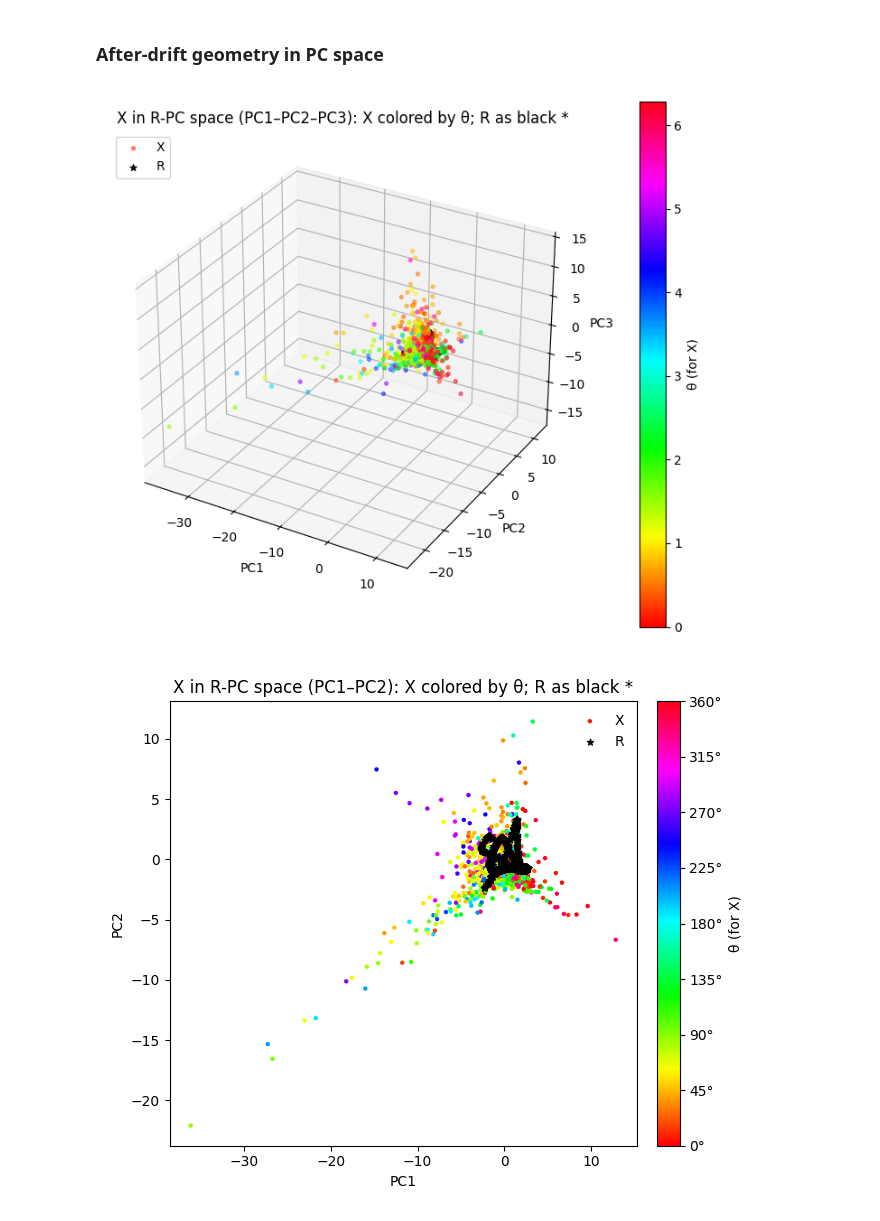
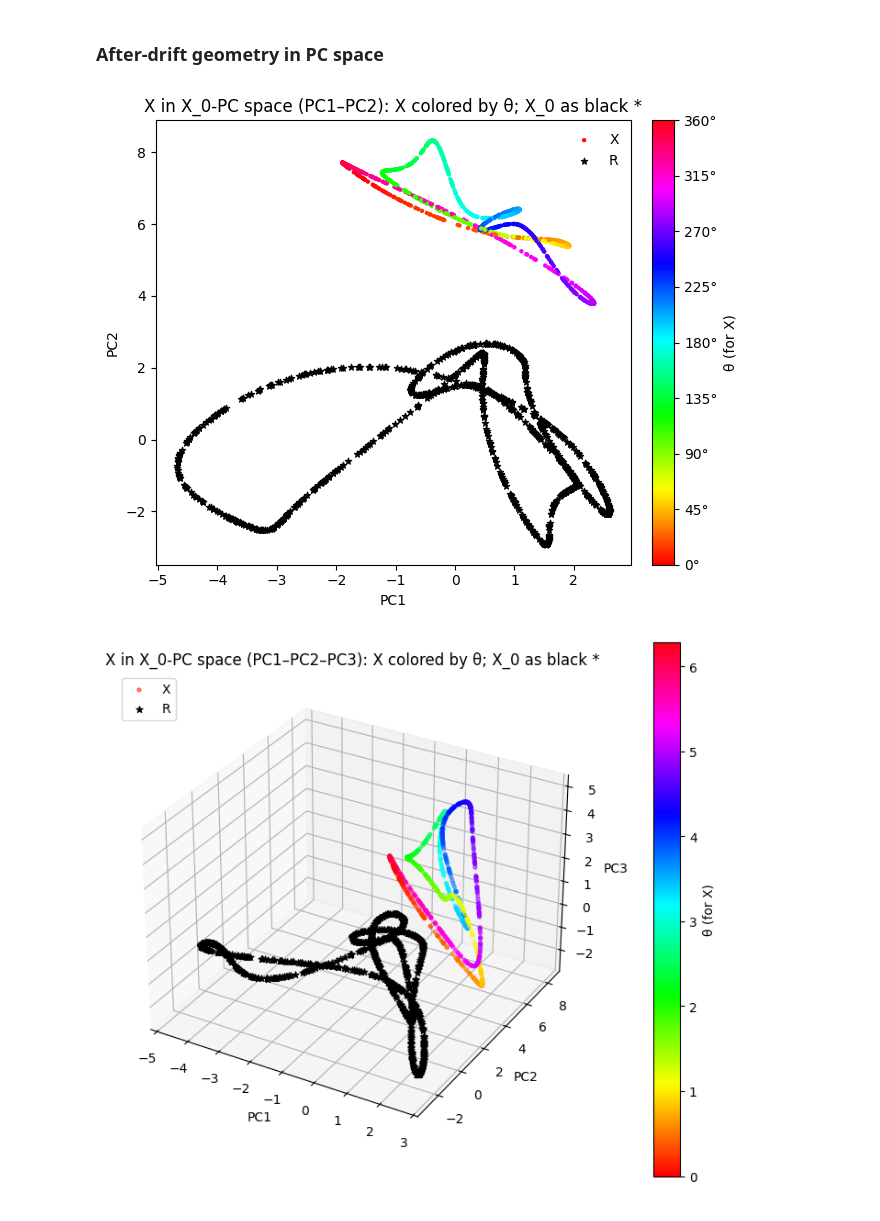
Before and after one commit to neuralalgorithms/representational-drift, a Jupyter notebook: OU_process.ipynb, the cells around one changed output. Drawn from its saved outputs; the diff is of its cells as text; code cells hidden in the pictures.

```diff
--- a/OU_process.ipynb
+++ b/OU_process.ipynb
@@ -134,8 +136,8 @@ def plot_polar_hist(theta_t, bins=32):
 # Von Mises path
 T=1000
 dt=0.01
-mu_deg=60.0
-kappa=1.0
+mu_deg=90.0
+kappa=0.0
 # Seeds
 
 theta_seed=1
@@ -307,9 +281,9 @@ from sklearn.decomposition import PCA
 
 
 # ---------- PCA helpers ----------
-def pca_on_R(R, n_components=5, center=True, zscore=False):
+def pca_on_X0(X0, n_components=5, center=True, zscore=False):
     """
-    R : (T, K) stimulus-drive matrix (rows=time, cols=neurons)
+    X : (N, T) stimulus-drive matrix (rows=neurons, cols=time)
     center : subtract per-neuron mean
     zscore : standardize per neuron (over time). If True, 'center' is implied.
     Returns:
@@ -317,19 +291,19 @@ def pca_on_R(R, n_components=5, center=True, zscore=False):
         pca : fitted sklearn PCA object (pca.components_, explained_variance_ratio_, ...)
         X0  : centered/scaled data used to fit (for reproducibility)
     """
-    X = np.asarray(R, float)
-    mu = X.mean(axis=0, keepdims=True)
+    _X = np.asarray(X0.T, float)
+    mu = _X.mean(axis=0, keepdims=True)
     if zscore:
-        sd = X.std(axis=0, keepdims=True) + 1e-9
-        X0 = (X - mu) / sd
+        sd = _X.std(axis=0, keepdims=True) + 1e-9
+        _X0 = (_X - mu) / sd
     elif center:
-        X0 = X - mu
+        _X0 = _X - mu
     else:
-        X0 = X.copy()
+        _X0 = _X.copy()
 
     pca = PCA(n_components=n_components, svd_solver="full")
-    Z = pca.fit_transform(X0)
-    return Z, pca, X0
+    Z = pca.fit_transform(_X0)
+    return Z, pca
 
 # ---------- Plotters ----------
 def plot_pc2(Z, theta, title="PC1 vs PC2 colored by θ", cmap_name="hsv", s=8):
@@ -397,10 +371,11 @@ def decode_theta_from_pcs(Z, theta, q=2):
 #     plt.title("θ decoding error (top-2 PCs → sin/cos)")
 #     plt.tight_layout()
 # %%
-n_components = 3
+n_components = 5
 center = True
 zscore = True
-Z, pca, X0 = pca_on_R(R, n_components=n_components, center=center, zscore=zscore)
+
+Z, pca = pca_on_X0(X0, n_components=n_components, center=center, zscore=zscore)
 evr = pca.explained_variance_ratio_
 print(f"Explained variance ratio (first {n_components} PCs): {np.round(evr, 4)}")
 
@@ -499,16 +474,16 @@ def plot_pc123_overlay(Z_R, Z_X, theta_X, title="PC1–PC2–PC3: X (colored by
 # %%
 # %matplotlib widget
 # %%
-pca, prep, Z_R = fit_pca_on_R(R, n_components=n_components, zscore=zscore)
-Z_X = project_with_R_pca(X, pca, prep)
+pca, prep, Z_X0 = fit_pca_on_X0(X0, n_components=n_components, zscore=zscore)
+Z_X = project_with_X_pca(X, pca, prep)
 
 # --- Visualize X in R's PC space ---
 # new (overlay X & R):
-plot_pc12_overlay(Z_R, Z_X, theta,
-                title="X in R-PC space (PC1–PC2): X colored by θ; R as black *")
-plot_pc123_overlay(Z_R, Z_X, theta,
-                    title="X in R-PC space (PC1–PC2–PC3): X colored by θ; R as black *")
+plot_pc12_overlay(Z_X0, Z_X, theta,
+                title="X in X_0-PC space (PC1–PC2): X colored by θ; X_0 as black *")
+plot_pc123_overlay(Z_X0, Z_X, theta,
+                    title="X in X_0-PC space (PC1–PC2–PC3): X colored by θ; X_0 as black *")
 plt.show()
 # %% [output]
-[figure, old version]
+[figure, new version]
-[figure, old version]
+[figure, new version]
```
Also changed, not shown: parts of 11 cells of this notebook.
